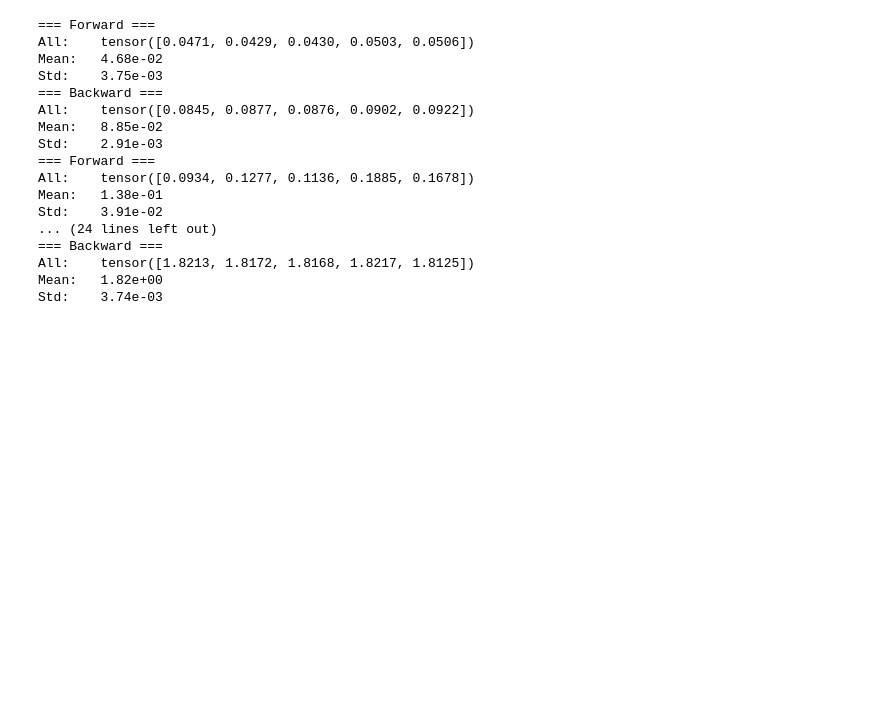
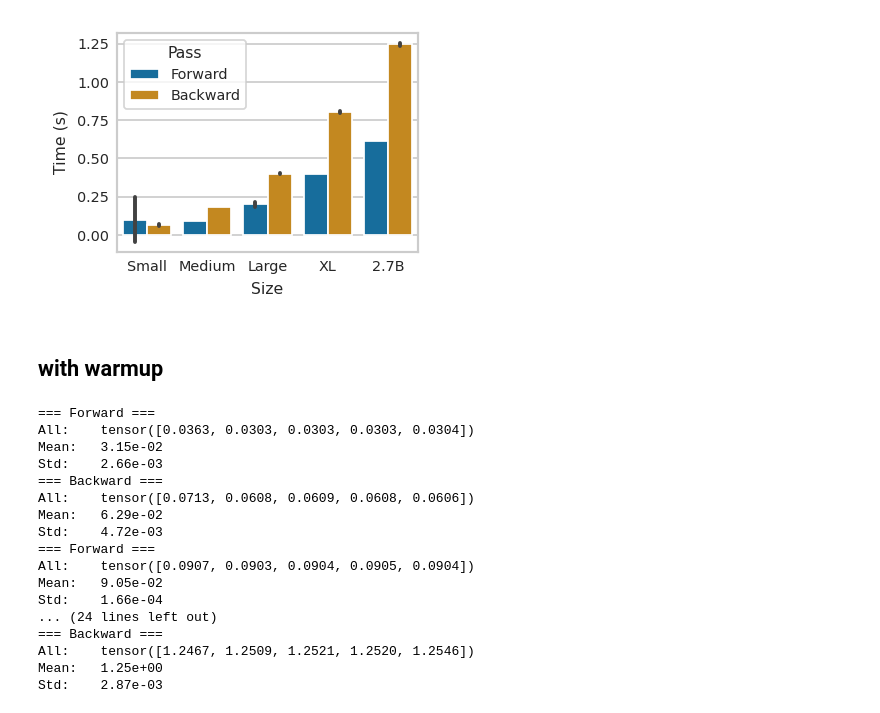
Before and after one commit to rishabh-ranjan/cs336-a2, a Jupyter notebook: cs336-systems/expt/benchmark.ipynb, the cells around one changed output. Cells and saved outputs as stored; diff of their text form; code cells hidden in the pictures; blank space fills up the shorter version.

```diff
--- a/cs336-systems/expt/benchmark.ipynb
+++ b/cs336-systems/expt/benchmark.ipynb
@@ -12,0 +54,25 @@ import benchmark
+# %%
+out = {}
+for size, d_model, d_ff, num_layers, num_heads in [
+    ("Small", 768, 3072, 12, 12),
+    ("Medium", 1024, 4096, 24, 16),
+    ("Large", 1280, 5120, 36, 20),
+    ("XL", 1600, 6400, 48, 25),
+    ("2.7B", 2560, 10240, 32, 32),
+]:
+    fw_time, bw_time = benchmark.main(
+        SimpleNamespace(
+            vocab_size=10_000,
+            context_length=128,
+            d_model=d_model,
+            num_layers=num_layers,
+            num_heads=num_heads,
+            d_ff=d_ff,
+            attn_pdrop=0.0,
+            residual_pdrop=0.0,
+            batch_size=16,
+            warmup_steps=0,
+            benchmark_steps=5,
+        )
+    )
+    out[size] = fw_time, bw_time
@@ -12,0 +97,5 @@ import benchmark
+# %%
+for size, (fw_time, bw_time) in out.items():
+    print(f"=== {size} ===")
+    print(f"  Forward:  {fw_time}")
+    print(f"  Backward: {bw_time}")
@@ -13,11 +144,20 @@ import benchmark
+# %%
+fig, ax = plt.subplots(figsize=(0.45 * LINE, 0.33 * LINE))
+sns.barplot(ax=ax, data=df, x="Size", y="Time (s)", hue="Pass", errorbar="sd")
+fig.savefig("fig/benchmark_no_warmup.pdf", bbox_inches="tight")
+fig.show()
+# %% [output]
+[figure, added]
+# %% [markdown]
+## with warmup
 # %%
 out = {}
 for size, d_model, d_ff, num_layers, num_heads in [
-    ("small", 768, 3072, 12, 12),
-    ("medium", 1024, 4096, 24, 16),
-    ("large", 1280, 5120, 36, 20),
-    ("xl", 1600, 6400, 48, 25),
-    ("2.7b", 2560, 10240, 32, 32),
+    ("Small", 768, 3072, 12, 12),
+    ("Medium", 1024, 4096, 24, 16),
+    ("Large", 1280, 5120, 36, 20),
+    ("XL", 1600, 6400, 48, 25),
+    ("2.7B", 2560, 10240, 32, 32),
 ]:
     fw_time, bw_time = benchmark.main(
         SimpleNamespace(
@@ -37,19 +177,19 @@ for size, d_model, d_ff, num_layers, num_heads in [
     out[size] = fw_time, bw_time
 # %% [output]
 === Forward ===
-All:    tensor([0.0471, 0.0429, 0.0430, 0.0503, 0.0506])
-Mean:   4.68e-02
-Std:    3.75e-03
+All:    tensor([0.0363, 0.0303, 0.0303, 0.0303, 0.0304])
+Mean:   3.15e-02
+Std:    2.66e-03
 === Backward ===
-All:    tensor([0.0845, 0.0877, 0.0876, 0.0902, 0.0922])
-Mean:   8.85e-02
-Std:    2.91e-03
+All:    tensor([0.0713, 0.0608, 0.0609, 0.0608, 0.0606])
+Mean:   6.29e-02
+Std:    4.72e-03
 === Forward ===
-All:    tensor([0.0934, 0.1277, 0.1136, 0.1885, 0.1678])
-Mean:   1.38e-01
-Std:    3.91e-02
+All:    tensor([0.0907, 0.0903, 0.0904, 0.0905, 0.0904])
+Mean:   9.05e-02
+Std:    1.66e-04
 ... (24 lines left out)
 === Backward ===
-All:    tensor([1.8213, 1.8172, 1.8168, 1.8217, 1.8125])
-Mean:   1.82e+00
-Std:    3.74e-03
+All:    tensor([1.2467, 1.2509, 1.2521, 1.2520, 1.2546])
+Mean:   1.25e+00
+Std:    2.87e-03
```
Also changed, not shown: parts of 11 cells of this notebook, 8 other files.
